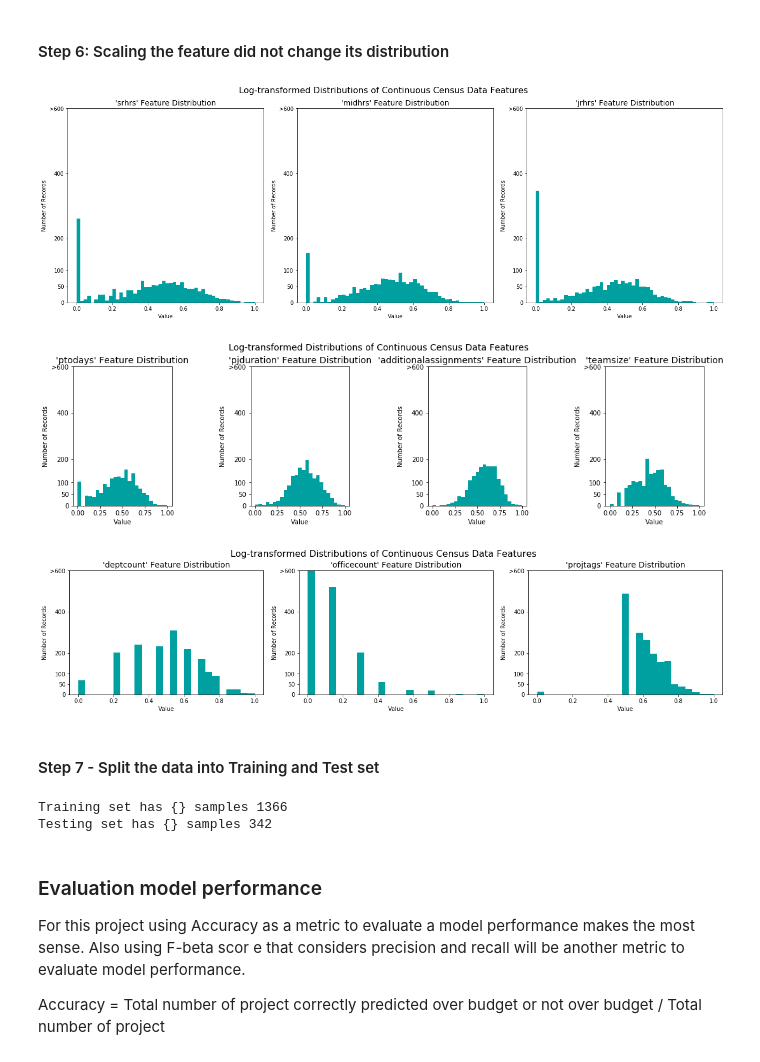
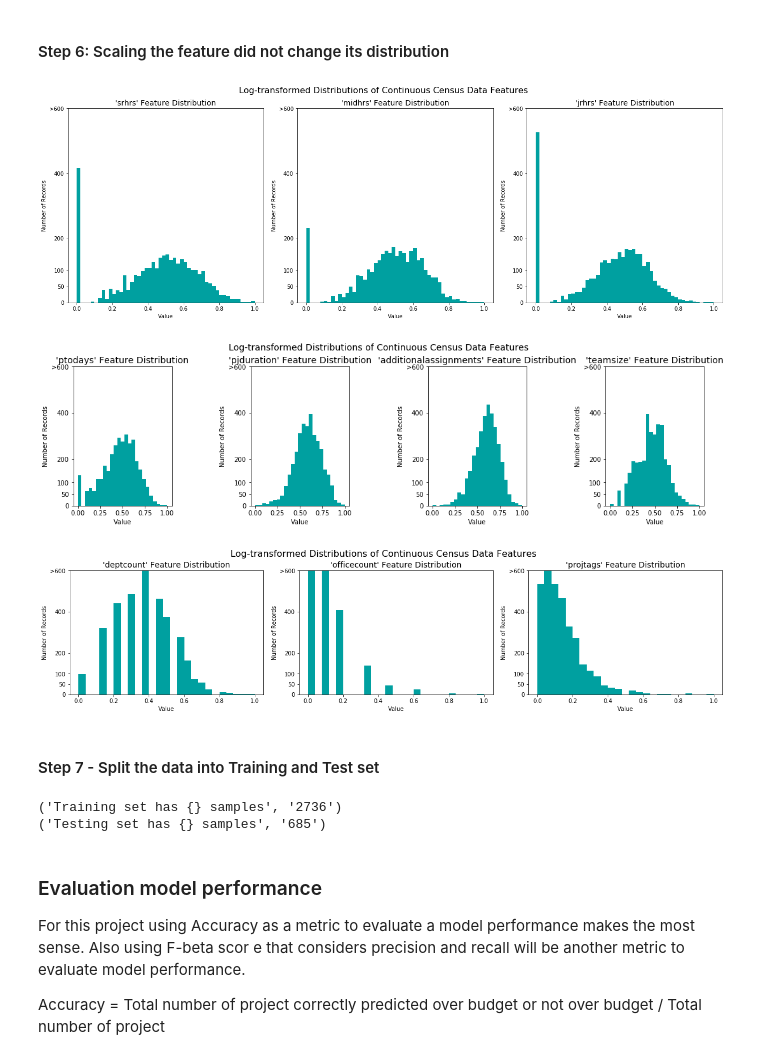
Before and after one commit to varun331/Python, a Jupyter notebook: Capstone project.ipynb, the cells around one changed output. Drawn from its saved outputs; the diff is of its cells as text; code cells hidden in the pictures.

```diff
--- a/Capstone project.ipynb
+++ b/Capstone project.ipynb
@@ -50,0 +30,11 @@ display(data17.head(n=20))
+# %%
+from IPython.display import display
+
+combine = data17
+
+
+#combine = data17[(data17.srhrs+data17.midhrs+data17.jrhrs >= 40) & (data17.teamsize >=3 )]
+
+#combine = combine.drop(['totalhrs'],axis=1)
+
+display(combine.head(n=20))
@@ -114,7 +140,16 @@ Median of projtags: 6.0
 # %%
 # Split the data into features and target label
-overbudget = data17['overbudget']
-features_raw = data17.drop('overbudget', axis = 1)
+#overbudget17 = data17['overbudget']
+#features_raw17 = data17.drop(['overbudget'], axis = 1)
+
+# Split the data into features and target label
+#overbudget16 = data16['overbudget']
+#features_raw16 = data16.drop(['overbudget'], axis = 1)
+
+
+# Split the data into features and target label
+overbudget1617 = combine['overbudget']
+features_raw1617 = combine.drop(['overbudget'], axis = 1)
 # %% [markdown]
 #### Step 3 - Evaluate the distribution of each feature
 # %%
@@ -240,2 +318,5 @@ features_raw[skewed] = data17[skewed].apply(lambda x: np.log(x + 1))
+# %%
+features_raw1617[skewed] = features_raw1617[skewed].apply(lambda x: np.log(x+1))
+features_raw1617[skewed1] = features_raw1617[skewed1].apply(lambda x: np.sqrt(x))
 # %%
 # Visualize the new log distributions
@@ -258,8 +357,10 @@ from sklearn.preprocessing import MinMaxScaler
 
 scaler = MinMaxScaler()
 numerical = ['srhrs','midhrs','jrhrs','ptodays','pjduration','additionalassignments','teamsize','deptcount','officecount','projtags']
-features_raw[numerical] = scaler.fit_transform(features_raw[numerical])
+#features_raw17[numerical] = scaler.fit_transform(features_raw17[numerical])
+#features_raw16[numerical] = scaler.fit_transform(features_raw16[numerical])
+features_raw1617[numerical] = scaler.fit_transform(features_raw1617[numerical])
 
 # Show an example of a record with scaling applied
-display(features_raw.head(n = 10))
+display(features_raw1617.head(n = 10))
 # %% [output]
@@ -278,29 +379,29 @@ display(features_raw.head(n = 10))
 #### Step 6: Scaling the feature did not change its distribution
 # %%
 # Visualize the new log distributions
-distribution(features_raw, transformed = True)
+distribution(features_raw1617, transformed = True)
 
 # Visualize the new log distributions
-distribution2(features_raw, transformed = True)
+distribution2(features_raw1617, transformed = True)
 
 # Visualize the new log distributions
-distribution3(features_raw, transformed = True)
+distribution3(features_raw1617, transformed = True)
 # %% [output]
-[figure, old version]
+[figure, new version]
-[figure, old version]
+[figure, new version]
-[figure, old version]
+[figure, new version]
 # %% [markdown]
 #### Step 7 - Split the data into Training and Test set
 # %%
 from sklearn.cross_validation import train_test_split
 
 # Split the 'features' and 'income' data into training and testing sets
-X_train, X_test, y_train, y_test = train_test_split(features_raw, overbudget, test_size = 0.2, random_state = 100)
+X_train, X_test, y_train, y_test = train_test_split(features_raw1617, overbudget1617, test_size = 0.2, random_state = 100)
 
 # Show the results of the split
 print ("Training set has {} samples",format(X_train.shape[0]))
 print ("Testing set has {} samples", format(X_test.shape[0]))
 # %% [output]
-Training set has {} samples 1366
-Testing set has {} samples 342
+('Training set has {} samples', '2736')
+('Testing set has {} samples', '685')
 # %%
```
Also changed, not shown: parts of 29 cells of this notebook, 7 other files.
